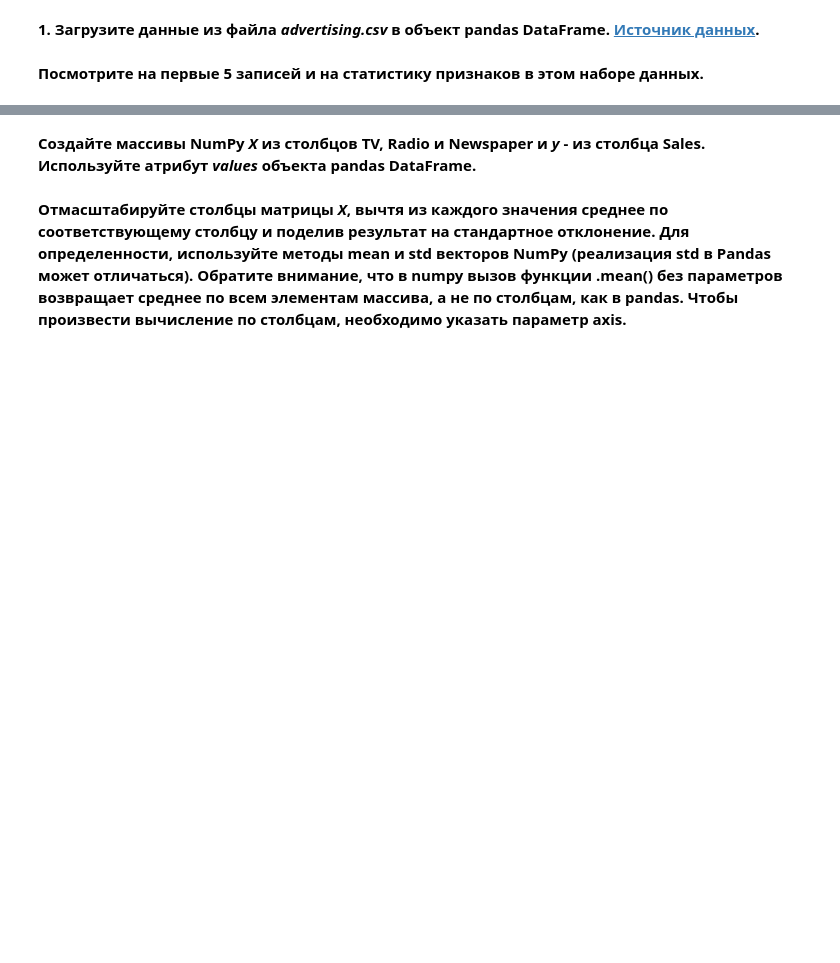
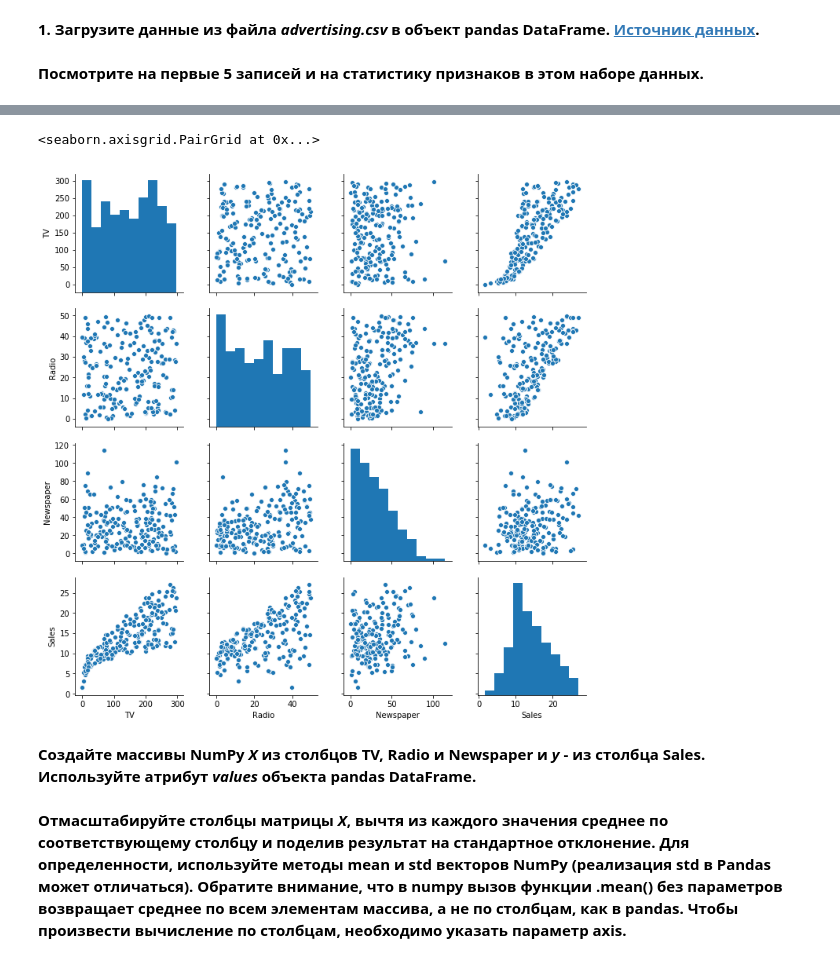
Before and after one commit to IgorPereverzevDev/Solution, a Jupyter notebook: Yandex/Train on labeled data/linreg_stochastic_grad_descent.ipynb, the cells around one changed output, grey strips where cells are left out. Drawn from its saved outputs; the diff is of its cells as text; code cells hidden in the pictures; blank space fills up the shorter version.

```diff
--- a/Yandex/Train on labeled data/linreg_stochastic_grad_descent.ipynb
+++ b/Yandex/Train on labeled data/linreg_stochastic_grad_descent.ipynb
@@ -66,2 +73,7 @@ adver_data = pd.read_csv('advertising.csv')
+# %%
+sns.pairplot(adver_data)
+# %% [output]
+<seaborn.axisgrid.PairGrid at 0x...>
+[figure, added]
 # %% [markdown]
 **Создайте массивы NumPy *X* из столбцов TV, Radio и Newspaper и *y* - из столбца Sales. Используйте атрибут *values* объекта pandas DataFrame.**
```
Also changed, not shown: parts of 29 cells of this notebook, 16 other files.
